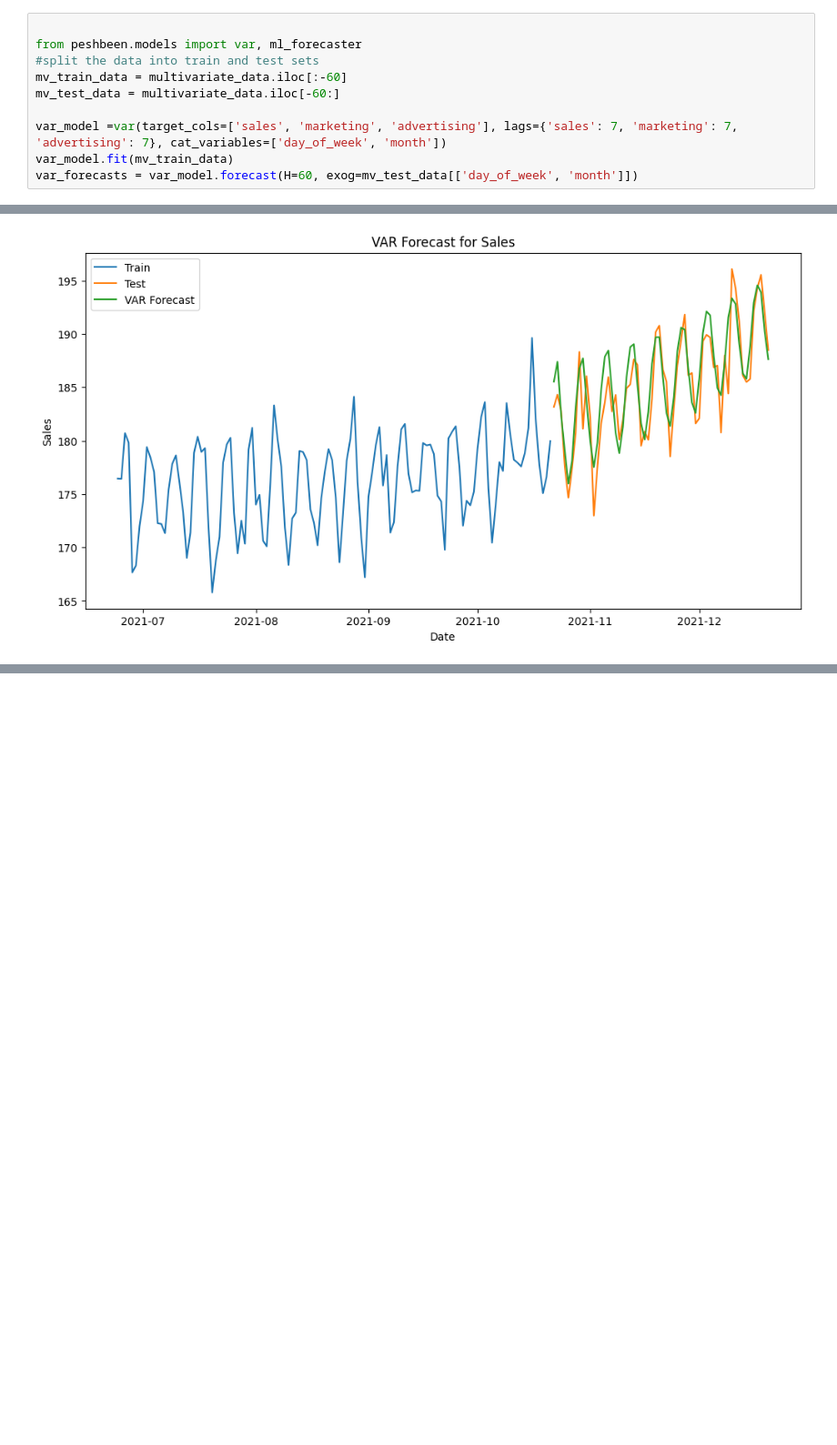
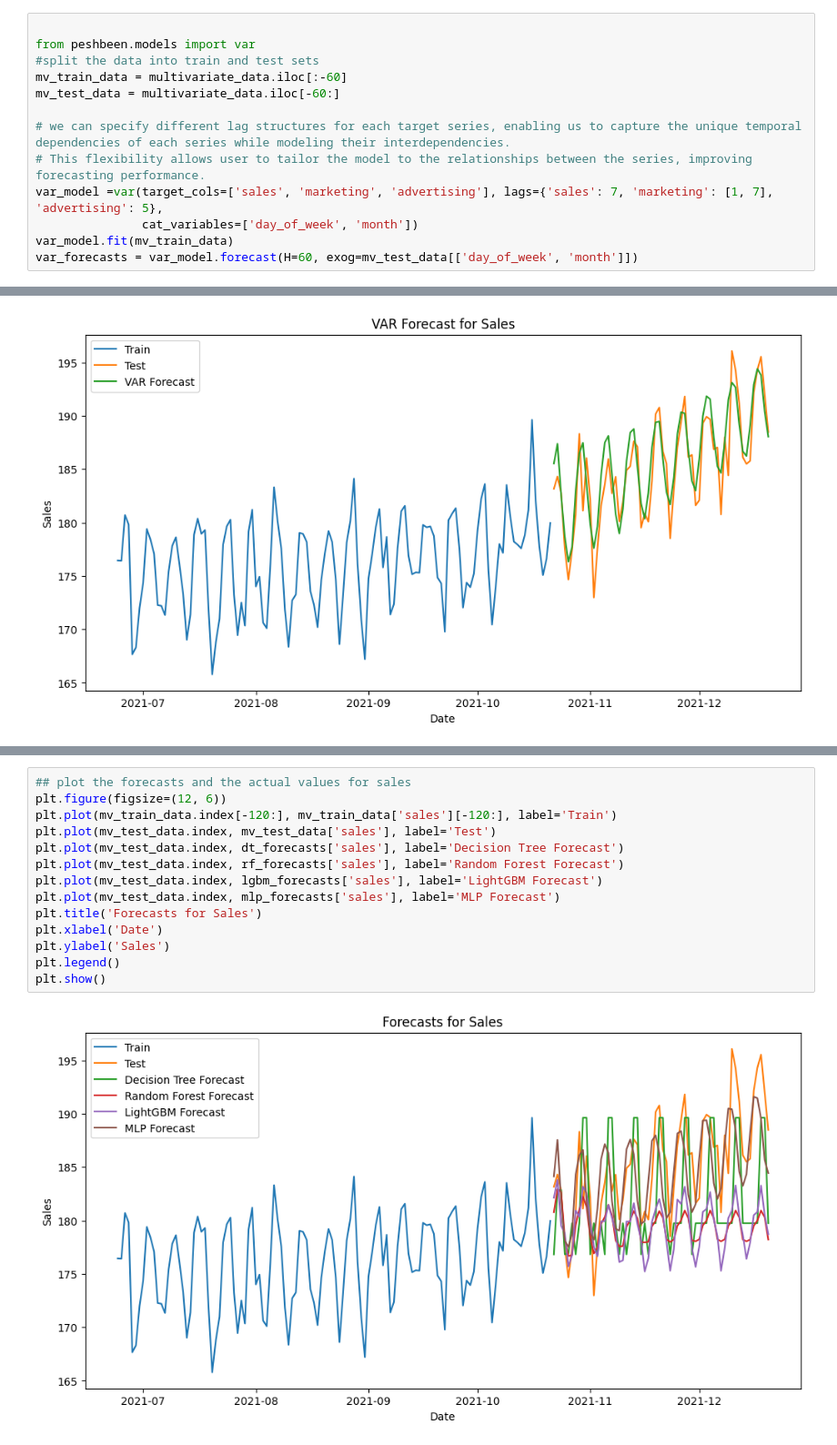
Before and after one commit to mustafaslanCoto/peshbeen, a Jupyter notebook: nbs/guide/01_model_zoo.ipynb, the cells around one changed output, grey strips where cells are left out. Shown at 91% size. Cells and saved outputs as stored; diff of their text form; blank space fills up the shorter version.

```diff
--- a/nbs/guide/01_model_zoo.ipynb
+++ b/nbs/guide/01_model_zoo.ipynb
@@ -56,12 +61,15 @@ plt.show()
 [figure]
 # %%
 
-from peshbeen.models import var, ml_forecaster
+from peshbeen.models import var
 #split the data into train and test sets
 mv_train_data = multivariate_data.iloc[:-60]
 mv_test_data = multivariate_data.iloc[-60:]
 
-var_model =var(target_cols=['sales', 'marketing', 'advertising'], lags={'sales': 7, 'marketing': 7, 'advertising': 7}, cat_variables=['day_of_week', 'month'])
+# we can specify different lag structures for each target series, enabling us to capture the unique temporal dependencies of each series while modeling their interdependencies.
+# This flexibility allows user to tailor the model to the relationships between the series, improving forecasting performance.
+var_model =var(target_cols=['sales', 'marketing', 'advertising'], lags={'sales': 7, 'marketing': [1, 7], 'advertising': 5},
+               cat_variables=['day_of_week', 'month'])
 var_model.fit(mv_train_data)
 var_forecasts = var_model.forecast(H=60, exog=mv_test_data[['day_of_week', 'month']])
 # %%
@@ -79,0 +137,16 @@ plt.show()
+# %%
+## plot the forecasts and the actual values for sales
+plt.figure(figsize=(12, 6))
+plt.plot(mv_train_data.index[-120:], mv_train_data['sales'][-120:], label='Train')
+plt.plot(mv_test_data.index, mv_test_data['sales'], label='Test')
+plt.plot(mv_test_data.index, dt_forecasts['sales'], label='Decision Tree Forecast')
+plt.plot(mv_test_data.index, rf_forecasts['sales'], label='Random Forest Forecast')
+plt.plot(mv_test_data.index, lgbm_forecasts['sales'], label='LightGBM Forecast')
+plt.plot(mv_test_data.index, mlp_forecasts['sales'], label='MLP Forecast')
+plt.title('Forecasts for Sales')
+plt.xlabel('Date')
+plt.ylabel('Sales')
+plt.legend()
+plt.show()
+# %% [output]
+[figure, added]
```
Also changed, not shown: parts of 13 cells of this notebook, 40 other files.
